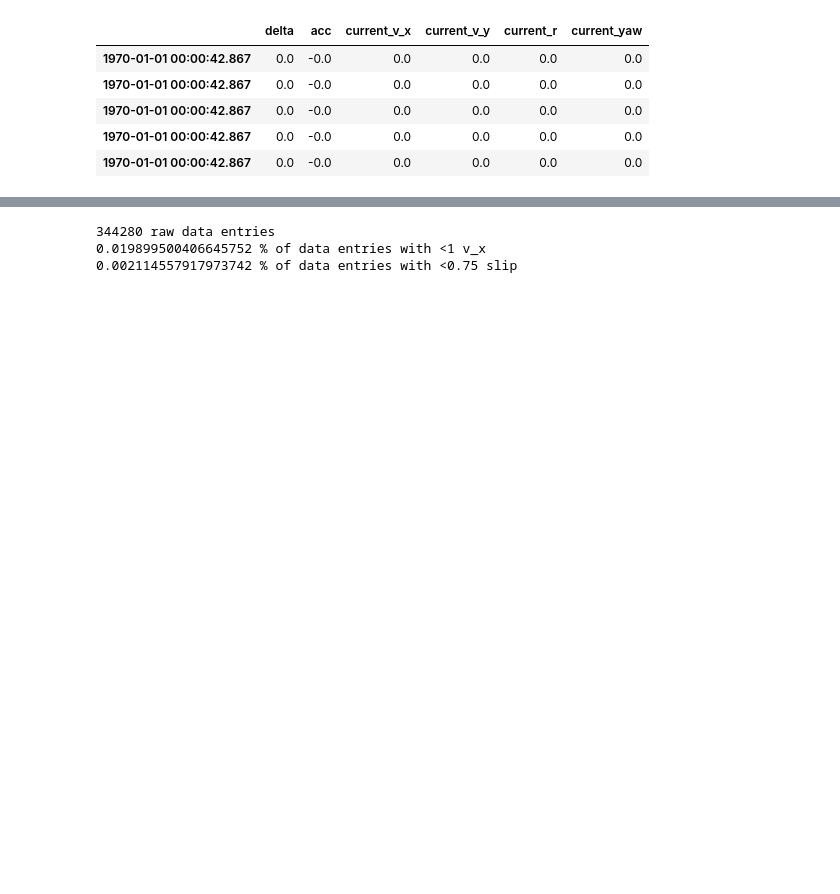
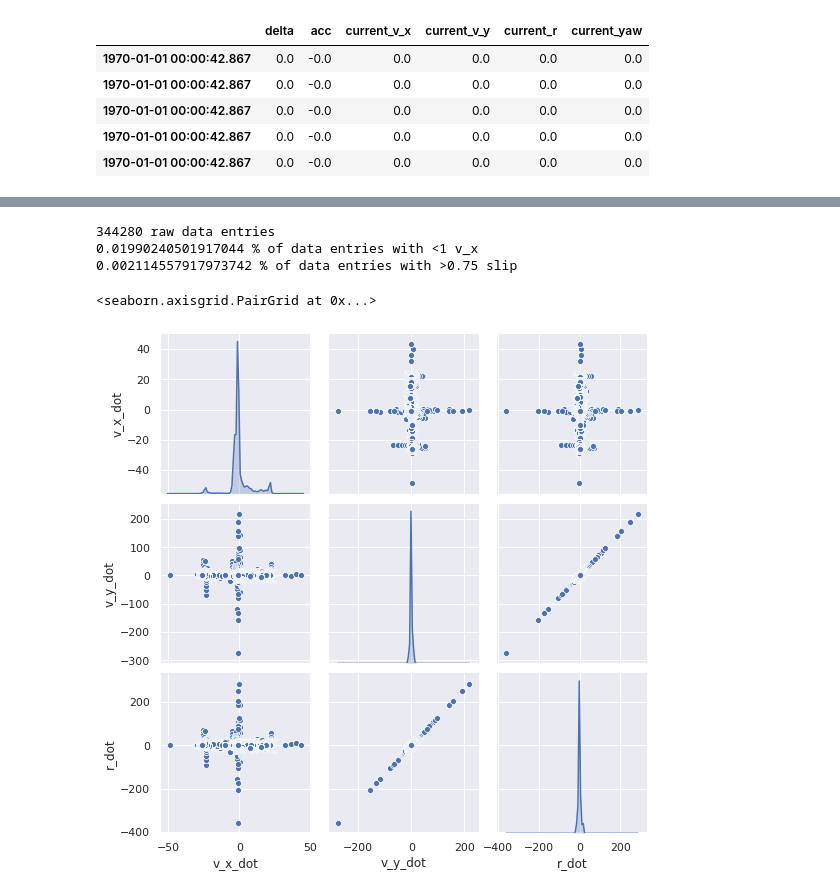
Before and after one commit to rokasgie/system_id, a Jupyter notebook: data_exploration.ipynb, the cells around one changed output, grey strips where cells are left out. Saved outputs shown, nothing was run; the diff lists cells and outputs as text; code cells hidden in the pictures; blank space fills up the shorter version.

```diff
--- a/data_exploration.ipynb
+++ b/data_exploration.ipynb
@@ -41,11 +61,16 @@ data = data.dropna()
 len_data = len(data)
 print(len(data), "raw data entries")
 print(len(data[data.current_v_x < 1])/len_data, "% of data entries with <1 v_x")
-print(len(data[np.abs(data.slip) > 0.75])/len_data, "% of data entries with <0.75 slip")
+print(len(data[np.abs(data.slip) > 0.75])/len_data, "% of data entries with >0.75 slip")
 # %% [output]
 344280 raw data entries
-0.019899500406645752 % of data entries with <1 v_x
-0.002114557917973742 % of data entries with <0.75 slip
+0.01990240501917044 % of data entries with <1 v_x
+0.002114557917973742 % of data entries with >0.75 slip
+# %%
+sns.pairplot(data[['v_x_dot', 'v_y_dot', 'r_dot']], diag_kind="kde")
+# %% [output]
+<seaborn.axisgrid.PairGrid at 0x...>
+[figure, added]
 # %%
 # Filter bad data
 data = data[np.abs(data.slip) < 0.75]
```
Also changed, not shown: parts of 6 cells of this notebook, 2 other files.
